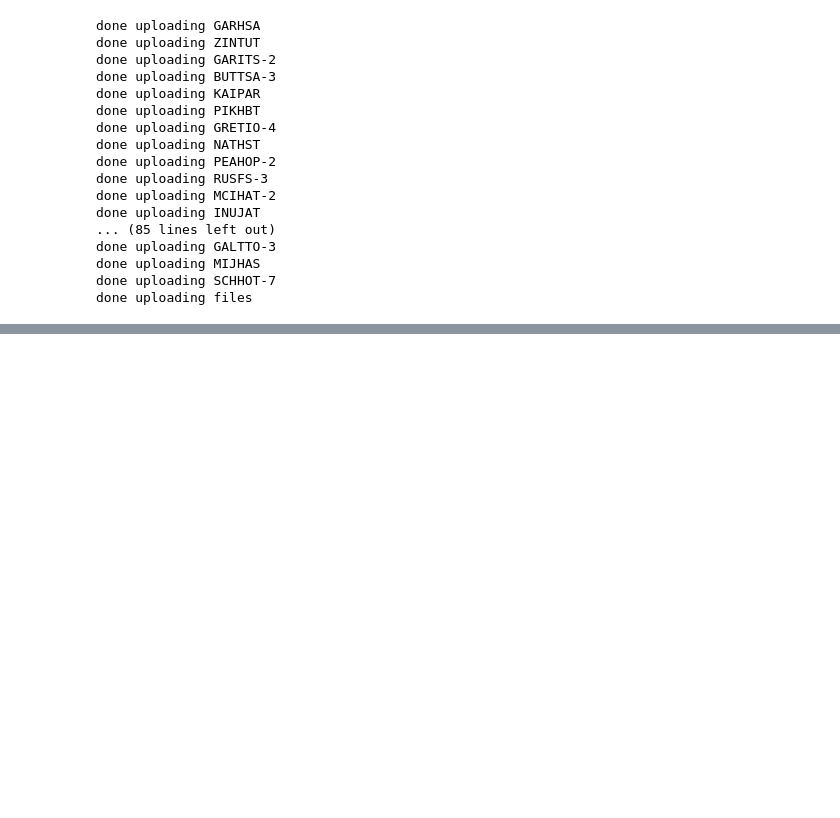
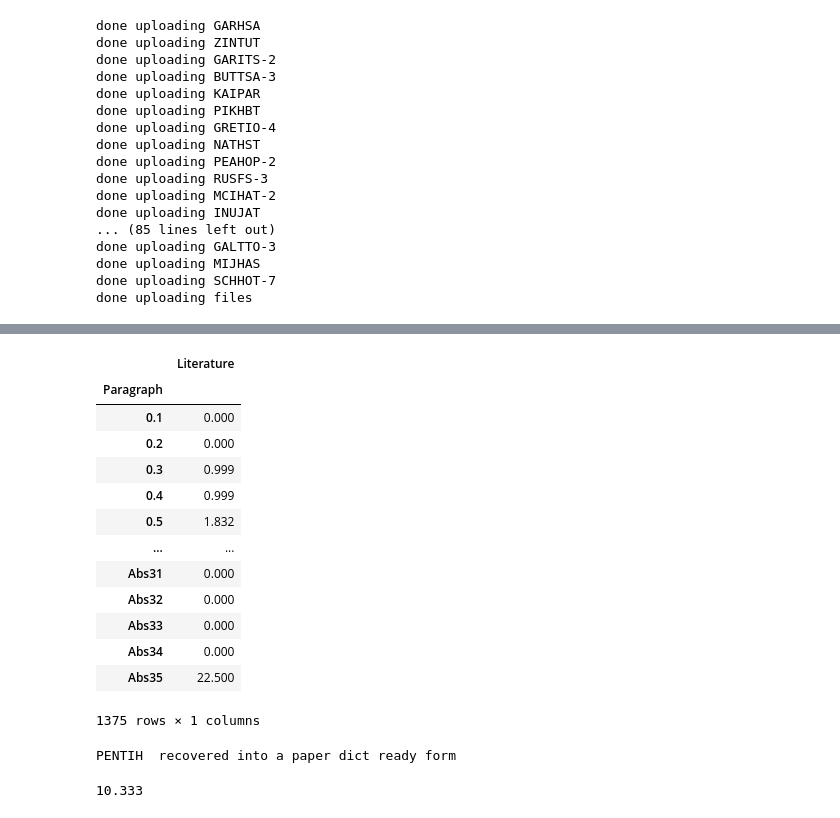
Before and after one commit to mattpriselac/Single-File-Processing-for-Hume-Project, a Jupyter notebook: Project Management Notebook.ipynb, the cells around one changed output, grey strips where cells are left out. Cells and saved outputs as stored; diff of their text form; code cells hidden in the pictures; blank space fills up the shorter version.

```diff
--- a/Project Management Notebook.ipynb
+++ b/Project Management Notebook.ipynb
@@ -679,0 +650,24 @@ def paper_to_fire(paper_obj):
+# %%
+s_l_pdd = l_a_l_p.rename(columns={'Score':'Literature'})
+s_l_pdd
+# %% [output]
+|  | Literature |
+| Paragraph |  |
+| 0.1 | 0.000 |
+| 0.2 | 0.000 |
+| 0.3 | 0.999 |
+| 0.4 | 0.999 |
+| 0.5 | 1.832 |
+| ... | ... |
+| Abs31 | 0.000 |
+| Abs32 | 0.000 |
+| Abs33 | 0.000 |
+| Abs34 | 0.000 |
+| Abs35 | 22.500 |
+1375 rows × 1 columns
+# %%
+#testing the lit comp generations:
+ftn = 'PENTIH'
+file_p_dict = p_dict_from_fire(ftn)
+# %% [output]
+PENTIH  recovered into a paper dict ready form
@@ -679,0 +678,4 @@ def paper_to_fire(paper_obj):
+# %%
+test_dict_dict['Score']['1.1.2']
+# %% [output]
+10.333
```
Also changed, not shown: parts of 55 cells of this notebook, 19 other files.
